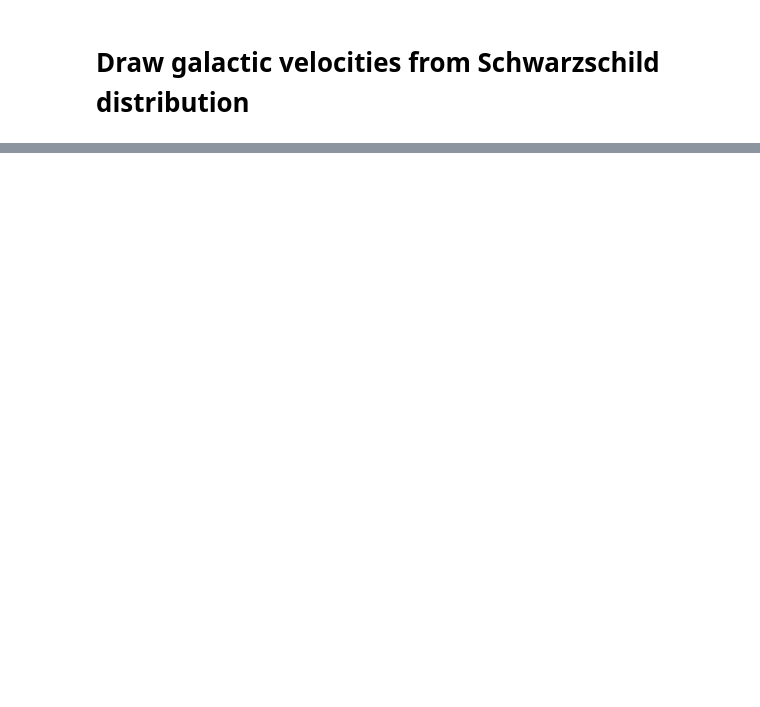
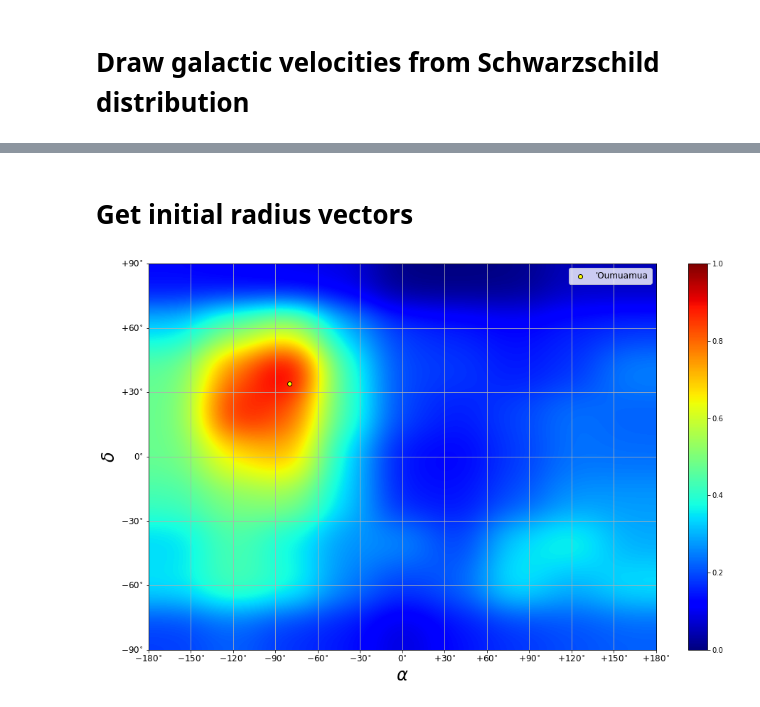
Before and after one commit to djhoover717/ISOAnalysis, a Jupyter notebook: iso_analysis_v2.ipynb, the cells around one changed output, grey strips where cells are left out. Saved outputs shown, nothing was run; the diff lists cells and outputs as text; code cells hidden in the pictures; blank space fills up the shorter version.

```diff
--- a/iso_analysis_v2.ipynb
+++ b/iso_analysis_v2.ipynb
@@ -126,0 +165,47 @@ plt.show()
+# %% [markdown]
+# Get initial radius vectors
+# %%
+RSKY = 5                                                                        # initial starting distance
+
+R = np.zeros((NSAMPLES, 3))
+b_vec = np.zeros_like(R)
+R_sky = np.zeros_like(R)
+
+for i, v in enumerate(vel):
+    R[i] = -np.sqrt(RSKY**2-b[i]**2)*v/np.sqrt(np.sum(v**2))
+    phi = np.arctan(-(np.cos(psi[i])*v[0] + np.sin(psi[i])*v[1])/v[2])
+    b_vec[i] = np.array([b[i]*np.cos(phi)*np.cos(psi[i]), b[i]*np.cos(phi)*np.sin(psi[i]), \
+                         b[i]*np.sin(phi)])
+    R_sky[i] = R[i] + b_vec[i]
+# %%
+pos = np.zeros((NSAMPLES, 2))
+for i, r in enumerate(R_sky):
+    pos[i] = get_ra_dec(np.matmul(E, r))
+# %%
+plt.figure(figsize=(16, 10))
+
+xedges = np.linspace(-pi, pi, 10)
+yedges = np.linspace(-pi/2, pi/2, 10)
+
+H, xedges, yedges = np.histogram2d(pos[:, 0], pos[:, 1], bins=(xedges, yedges))
+plt.imshow(H.transpose()[::-1], extent = [xedges[0], xedges[-1], yedges[0], yedges[-1]], interpolation='gaussian', aspect='auto', \
+           cmap='jet')
+
+plt.xlabel(r'$\alpha$', fontsize=24)
+plt.xticks([-pi, -5*pi/6, -2*pi/3, -pi/2, -pi/3, -pi/6, 0, pi/6, pi/3, pi/2, 2*pi/3, 5*pi/6, pi], [r'$-180^{\circ}$', \
+        r'$-150^{\circ}$', r'$-120^{\circ}$', r'$-90^{\circ}$', r'$-60^{\circ}$', r'$-30^{\circ}$', r'$0^{\circ}$', \
+        r'$+30^{\circ}$', r'$+60^{\circ}$', r'$+90^{\circ}$', r'$+120^{\circ}$', r'$+150^{\circ}$', r'$+180^{\circ}$'], \
+          fontsize=12)
+
+plt.ylabel(r'$\delta$', fontsize=24)
+plt.yticks([-pi/2, -pi/3, -pi/6, 0, pi/6, pi/3, pi/2], [r'$-90^{\circ}$', r'$-60^{\circ}$', r'$-30^{\circ}$', \
+        r'$0^{\circ}$', r'$+30^{\circ}$', r'$+60^{\circ}$', r'$+90^{\circ}$'], fontsize=12)
+plt.grid(True)
+
+plt.scatter(OUMUAMUA_COORDS[0], OUMUAMUA_COORDS[1], c='yellow', edgecolor='k', label="'Oumuamua")
+plt.legend(loc='upper right', fontsize=12)
+cbar = plt.colorbar(mpl.cm.ScalarMappable(cmap='jet'))
+
+plt.show()
+# %% [output]
+[figure, added]
```
Also changed, not shown: parts of 11 cells of this notebook.
